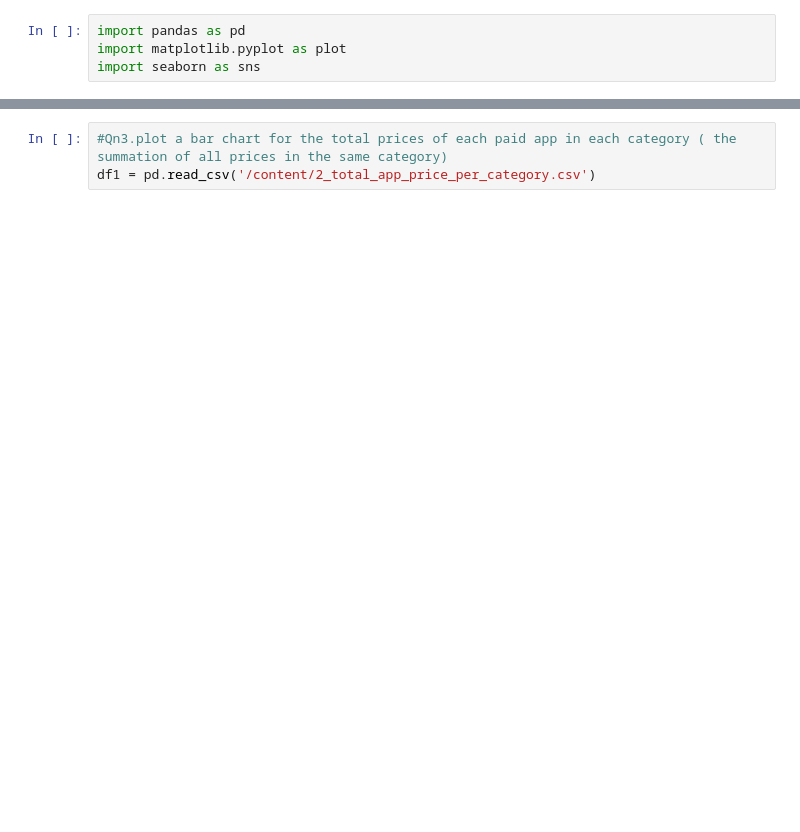
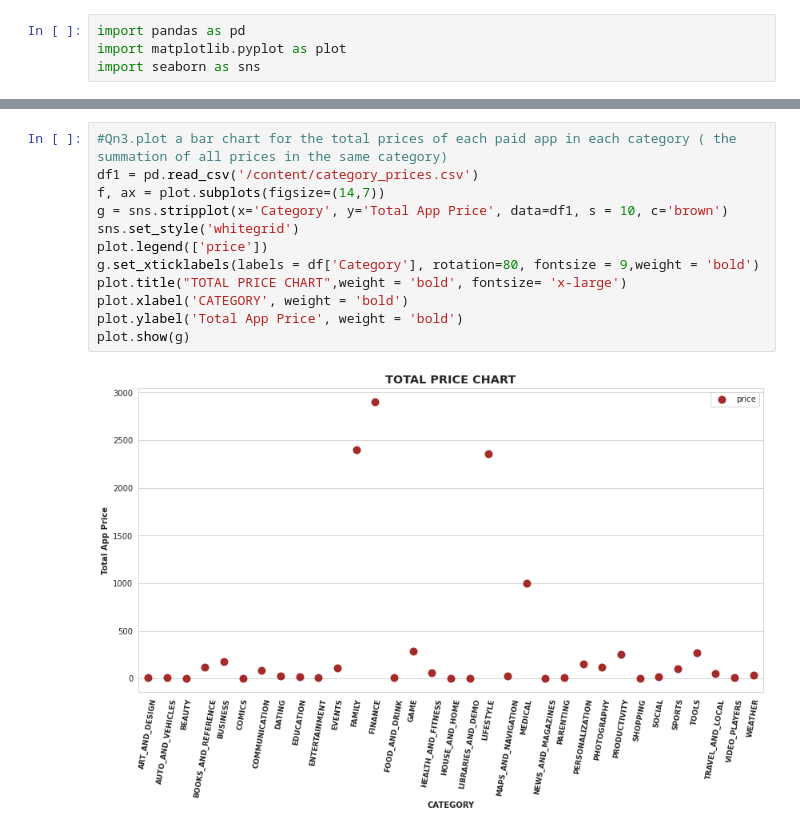
Before and after one commit to shalabajza/Develhope_Project_v2_team-2, a Jupyter notebook: Week 3/wk3_task1_Faiza.ipynb, the cells around one changed output, grey strips where cells are left out. Saved outputs shown, nothing was run; the diff lists cells and outputs as text; blank space fills up the shorter version.

```diff
--- a/Week 3/wk3_task1_Faiza.ipynb
+++ b/Week 3/wk3_task1_Faiza.ipynb
@@ -22,4 +23,15 @@ plot.show(g)
 # %%
 #Qn3.plot a bar chart for the total prices of each paid app in each category ( the summation of all prices in the same category)
-df1 = pd.read_csv('/content/2_total_app_price_per_category.csv')
+df1 = pd.read_csv('/content/category_prices.csv')
+f, ax = plot.subplots(figsize=(14,7))
+g = sns.stripplot(x='Category', y='Total App Price', data=df1, s = 10, c='brown')
+sns.set_style('whitegrid')
+plot.legend(['price'])
+g.set_xticklabels(labels = df['Category'], rotation=80, fontsize = 9,weight = 'bold')
+plot.title("TOTAL PRICE CHART",weight = 'bold', fontsize= 'x-large')
+plot.xlabel('CATEGORY', weight = 'bold')
+plot.ylabel('Total App Price', weight = 'bold')
+plot.show(g)
+# %% [output]
+[figure, added]
 # %%
```
Also changed, not shown: parts of 6 cells of this notebook.
